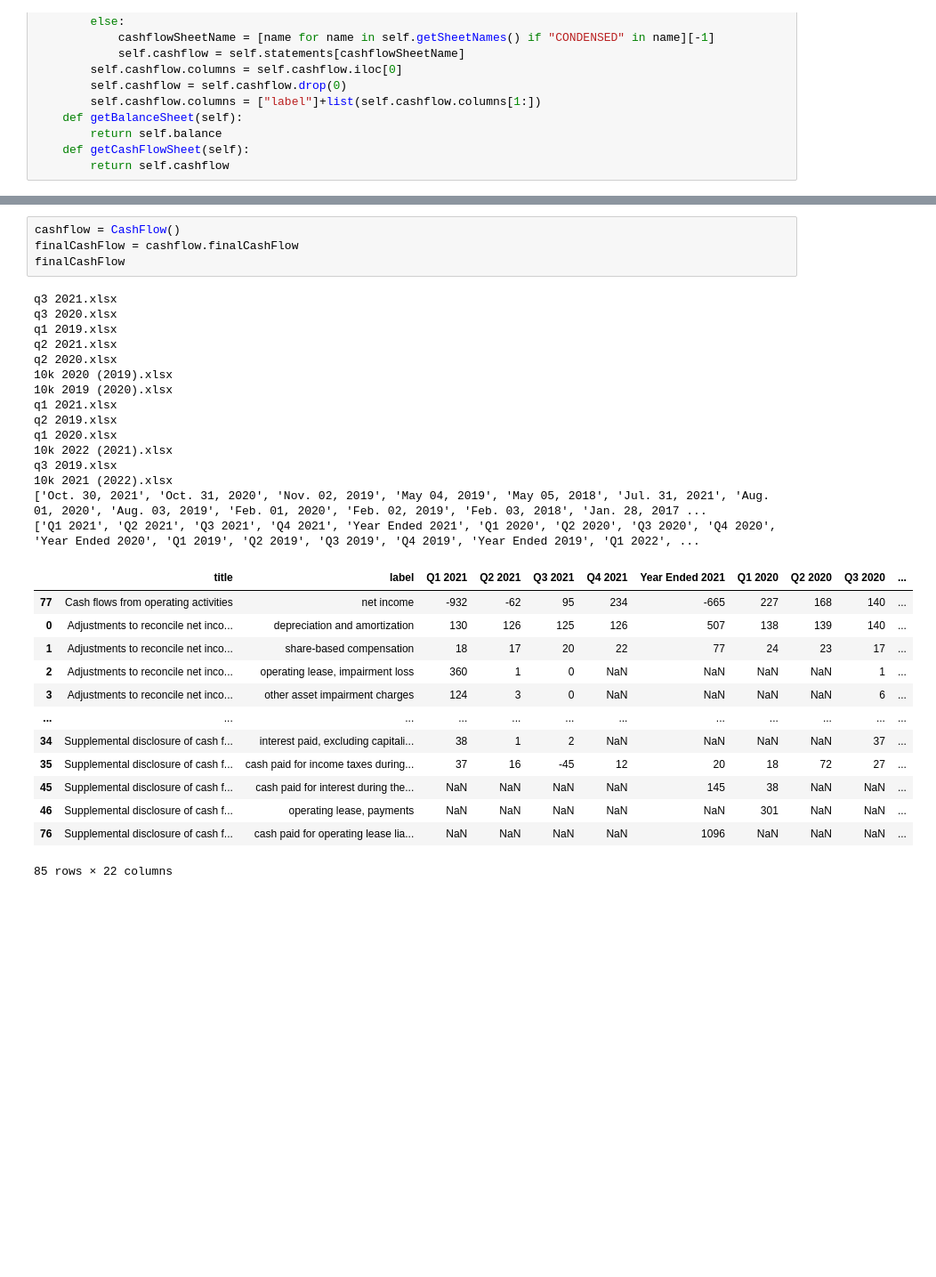
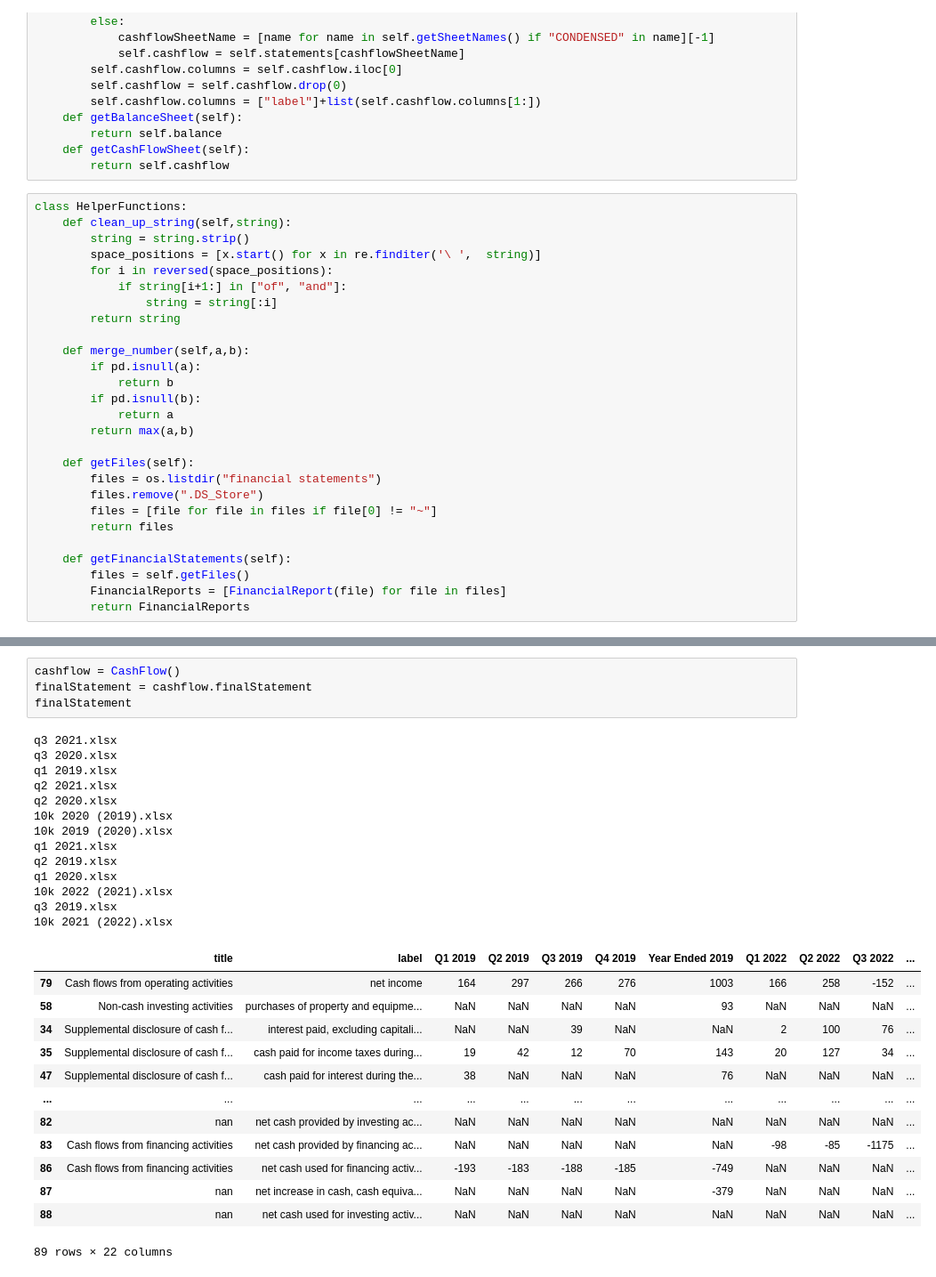
Before and after one commit to Julia-Susser/Financial-Statements, a Jupyter notebook: parse cashflow.ipynb, the cells around one changed output, grey strips where cells are left out. Shown: that part at 89% size. Drawn from its saved outputs; the diff is of its cells as text; blank space fills up the shorter version.

Commit message:
standardize cash and balance

```diff
--- a/parse cashflow.ipynb
+++ b/parse cashflow.ipynb
@@ -42,4 +40,31 @@ class FinancialReport():
         return self.balance
     def getCashFlowSheet(self):
         return self.cashflow
+# %%
+class HelperFunctions:
+    def clean_up_string(self,string):
+        string = string.strip()
+        space_positions = [x.start() for x in re.finditer('\ ',  string)]
+        for i in reversed(space_positions):
+            if string[i+1:] in ["of", "and"]:
+                string = string[:i]
+        return string
+
+    def merge_number(self,a,b):
+        if pd.isnull(a):
+            return b
+        if pd.isnull(b):
+            return a
+        return max(a,b)
+
+    def getFiles(self):
+        files = os.listdir("financial statements")
+        files.remove(".DS_Store")
+        files = [file for file in files if file[0] != "~"]
+        return files
+
+    def getFinancialStatements(self):
+        files = self.getFiles()
+        FinancialReports = [FinancialReport(file) for file in files]
+        return FinancialReports
 # %%
@@ -201,34 +217,32 @@ class CashFlow(HelperFunctions):
 # %%
 cashflow = CashFlow()
-finalCashFlow = cashflow.finalCashFlow
-finalCashFlow
+finalStatement = cashflow.finalStatement
+finalStatement
 # %% [output]
 q3 2021.xlsx
 q3 2020.xlsx
 q1 2019.xlsx
 q2 2021.xlsx
 q2 2020.xlsx
 10k 2020 (2019).xlsx
 10k 2019 (2020).xlsx
 q1 2021.xlsx
 q2 2019.xlsx
 q1 2020.xlsx
 10k 2022 (2021).xlsx
 q3 2019.xlsx
 10k 2021 (2022).xlsx
-['Oct. 30, 2021', 'Oct. 31, 2020', 'Nov. 02, 2019', 'May 04, 2019', 'May 05, 2018', 'Jul. 31, 2021', 'Aug. 01, 2020', 'Aug. 03, 2019', 'Feb. 01, 2020', 'Feb. 02, 2019', 'Feb. 03, 2018', 'Jan. 28, 2017 ...
-['Q1 2021', 'Q2 2021', 'Q3 2021', 'Q4 2021', 'Year Ended 2021', 'Q1 2020', 'Q2 2020', 'Q3 2020', 'Q4 2020', 'Year Ended 2020', 'Q1 2019', 'Q2 2019', 'Q3 2019', 'Q4 2019', 'Year Ended 2019', 'Q1 2022', ...
-|  | title | label | Q1 2021 | Q2 2021 | Q3 2021 | Q4 2021 | Year Ended 2021 | Q1 2020 | Q2 2020 | Q3 2020 | ... |
-| 77 | Cash flows from operating activities | net income | -932 | -62 | 95 | 234 | -665 | 227 | 168 | 140 | ... |
-| 0 | Adjustments to reconcile net inco... | depreciation and amortization | 130 | 126 | 125 | 126 | 507 | 138 | 139 | 140 | ... |
-| 1 | Adjustments to reconcile net inco... | share-based compensation | 18 | 17 | 20 | 22 | 77 | 24 | 23 | 17 | ... |
-| 2 | Adjustments to reconcile net inco... | operating lease, impairment loss | 360 | 1 | 0 | NaN | NaN | NaN | NaN | 1 | ... |
-| 3 | Adjustments to reconcile net inco... | other asset impairment charges | 124 | 3 | 0 | NaN | NaN | NaN | NaN | 6 | ... |
+|  | title | label | Q1 2019 | Q2 2019 | Q3 2019 | Q4 2019 | Year Ended 2019 | Q1 2022 | Q2 2022 | Q3 2022 | ... |
+| 79 | Cash flows from operating activities | net income | 164 | 297 | 266 | 276 | 1003 | 166 | 258 | -152 | ... |
+| 58 | Non-cash investing activities | purchases of property and equipme... | NaN | NaN | NaN | NaN | 93 | NaN | NaN | NaN | ... |
+| 34 | Supplemental disclosure of cash f... | interest paid, excluding capitali... | NaN | NaN | 39 | NaN | NaN | 2 | 100 | 76 | ... |
+| 35 | Supplemental disclosure of cash f... | cash paid for income taxes during... | 19 | 42 | 12 | 70 | 143 | 20 | 127 | 34 | ... |
+| 47 | Supplemental disclosure of cash f... | cash paid for interest during the... | 38 | NaN | NaN | NaN | 76 | NaN | NaN | NaN | ... |
 | ... | ... | ... | ... | ... | ... | ... | ... | ... | ... | ... | ... |
-| 34 | Supplemental disclosure of cash f... | interest paid, excluding capitali... | 38 | 1 | 2 | NaN | NaN | NaN | NaN | 37 | ... |
-| 35 | Supplemental disclosure of cash f... | cash paid for income taxes during... | 37 | 16 | -45 | 12 | 20 | 18 | 72 | 27 | ... |
-| 45 | Supplemental disclosure of cash f... | cash paid for interest during the... | NaN | NaN | NaN | NaN | 145 | 38 | NaN | NaN | ... |
-| 46 | Supplemental disclosure of cash f... | operating lease, payments | NaN | NaN | NaN | NaN | NaN | 301 | NaN | NaN | ... |
-| 76 | Supplemental disclosure of cash f... | cash paid for operating lease lia... | NaN | NaN | NaN | NaN | 1096 | NaN | NaN | NaN | ... |
+| 82 | nan | net cash provided by investing ac... | NaN | NaN | NaN | NaN | NaN | NaN | NaN | NaN | ... |
+| 83 | Cash flows from financing activities | net cash provided by financing ac... | NaN | NaN | NaN | NaN | NaN | -98 | -85 | -1175 | ... |
+| 86 | Cash flows from financing activities | net cash used for financing activ... | -193 | -183 | -188 | -185 | -749 | NaN | NaN | NaN | ... |
+| 87 | nan | net increase in cash, cash equiva... | NaN | NaN | NaN | NaN | -379 | NaN | NaN | NaN | ... |
+| 88 | nan | net cash used for investing activ... | NaN | NaN | NaN | NaN | NaN | NaN | NaN | NaN | ... |
-85 rows × 22 columns
+89 rows × 22 columns
 # %%
```
Also changed, not shown: parts of 6 cells of this notebook, 5 other files.
